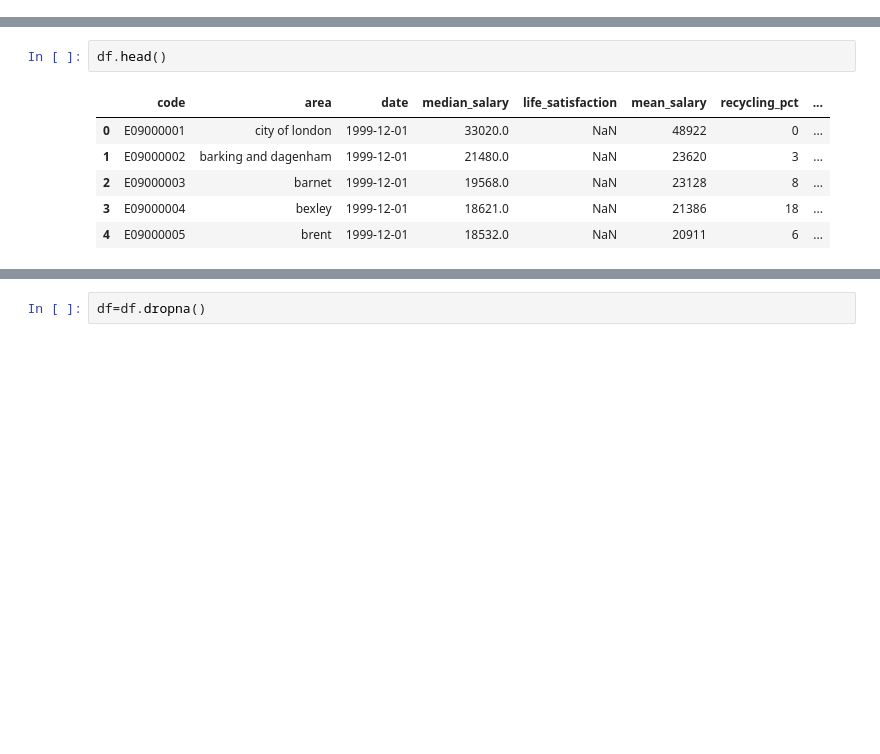
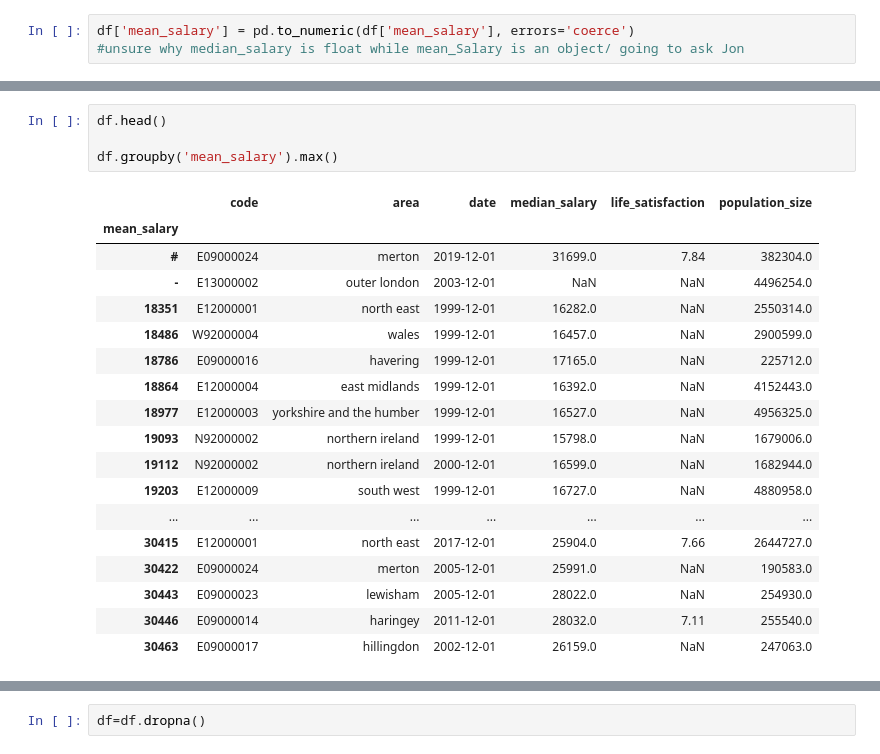
Before and after one commit to JessSumner57/-outline-, a Jupyter notebook: outlineFsds.ipynb, the cells around one changed output, grey strips where cells are left out. Cells and saved outputs as stored; diff of their text form; blank space fills up the shorter version.

Commit message:
updated outline for group

```diff
--- a/outlineFsds.ipynb
+++ b/outlineFsds.ipynb
@@ -15,0 +25,3 @@ df.drop(to_drop,inplace=True, axis=1)
+# %%
+df['mean_salary'] = pd.to_numeric(df['mean_salary'], errors='coerce')
+#unsure why median_salary is float while mean_Salary is an object/ going to ask Jon
@@ -16,9 +48,23 @@ df.drop(to_drop,inplace=True, axis=1)
 # %%
 df.head()
+
+df.groupby('mean_salary').max()
 # %% [output]
-|  | code | area | date | median_salary | life_satisfaction | mean_salary | recycling_pct | ... |
-| 0 | E09000001 | city of london | 1999-12-01 | 33020.0 | NaN | 48922 | 0 | ... |
-| 1 | E09000002 | barking and dagenham | 1999-12-01 | 21480.0 | NaN | 23620 | 3 | ... |
-| 2 | E09000003 | barnet | 1999-12-01 | 19568.0 | NaN | 23128 | 8 | ... |
-| 3 | E09000004 | bexley | 1999-12-01 | 18621.0 | NaN | 21386 | 18 | ... |
-| 4 | E09000005 | brent | 1999-12-01 | 18532.0 | NaN | 20911 | 6 | ... |
+|  | code | area | date | median_salary | life_satisfaction | population_size |
+| mean_salary |  |  |  |  |  |  |
+| # | E09000024 | merton | 2019-12-01 | 31699.0 | 7.84 | 382304.0 |
+| - | E13000002 | outer london | 2003-12-01 | NaN | NaN | 4496254.0 |
+| 18351 | E12000001 | north east | 1999-12-01 | 16282.0 | NaN | 2550314.0 |
+| 18486 | W92000004 | wales | 1999-12-01 | 16457.0 | NaN | 2900599.0 |
+| 18786 | E09000016 | havering | 1999-12-01 | 17165.0 | NaN | 225712.0 |
+| 18864 | E12000004 | east midlands | 1999-12-01 | 16392.0 | NaN | 4152443.0 |
+| 18977 | E12000003 | yorkshire and the humber | 1999-12-01 | 16527.0 | NaN | 4956325.0 |
+| 19093 | N92000002 | northern ireland | 1999-12-01 | 15798.0 | NaN | 1679006.0 |
+| 19112 | N92000002 | northern ireland | 2000-12-01 | 16599.0 | NaN | 1682944.0 |
+| 19203 | E12000009 | south west | 1999-12-01 | 16727.0 | NaN | 4880958.0 |
+| ... | ... | ... | ... | ... | ... | ... |
+| 30415 | E12000001 | north east | 2017-12-01 | 25904.0 | 7.66 | 2644727.0 |
+| 30422 | E09000024 | merton | 2005-12-01 | 25991.0 | NaN | 190583.0 |
+| 30443 | E09000023 | lewisham | 2005-12-01 | 28022.0 | NaN | 254930.0 |
+| 30446 | E09000014 | haringey | 2011-12-01 | 28032.0 | 7.11 | 255540.0 |
+| 30463 | E09000017 | hillingdon | 2002-12-01 | 26159.0 | NaN | 247063.0 |
```
Also changed, not shown: parts of 29 cells of this notebook.
